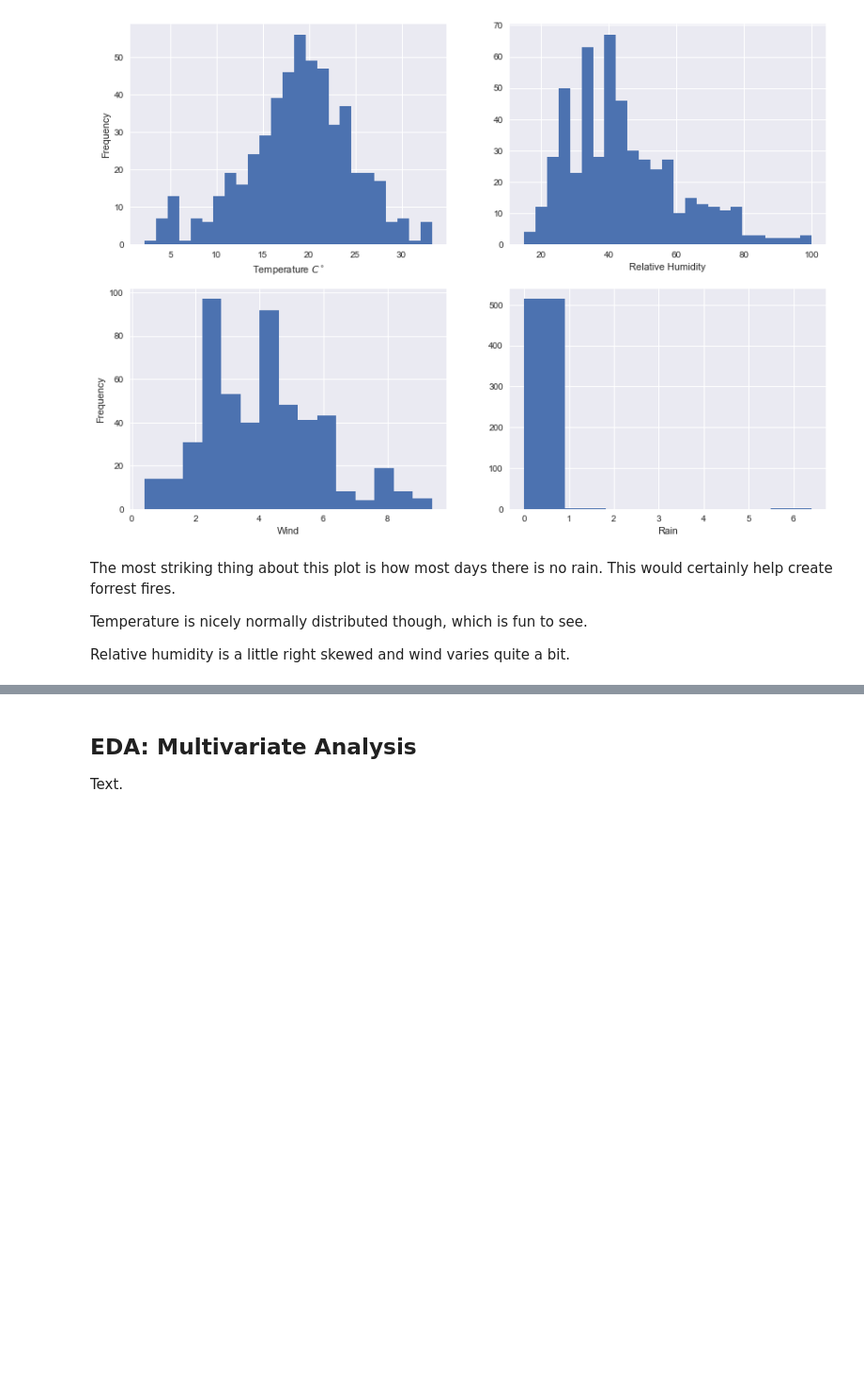
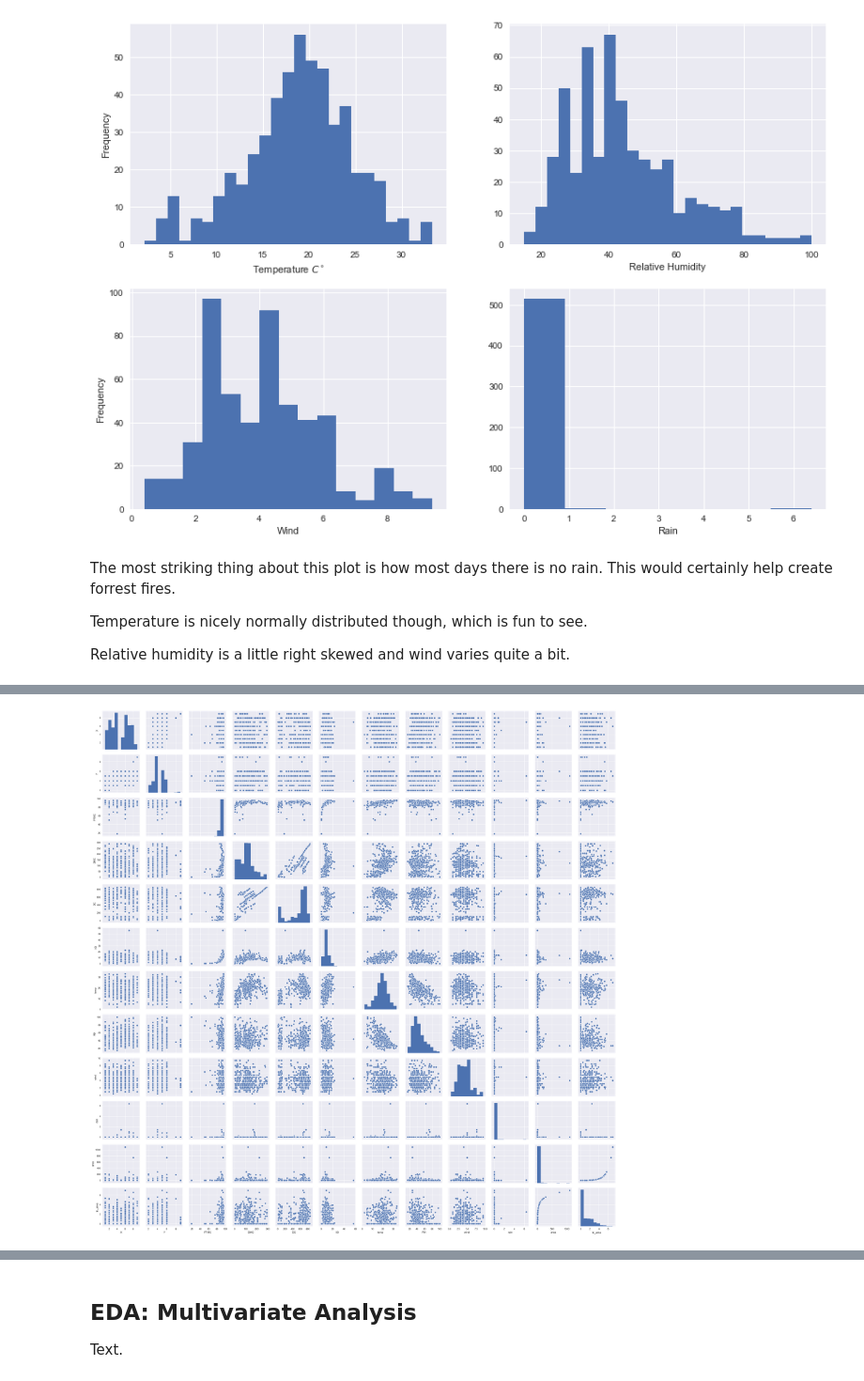
Before and after one commit to SThornewillvE/Udacity-DataScience-Nanodegree, a Jupyter notebook: 04_data-science_blog_post/python/fires.ipynb, the cells around one changed output, grey strips where cells are left out. Shown at 94% size. Drawn from its saved outputs; the diff is of its cells as text; code cells hidden in the pictures; blank space fills up the shorter version.

```diff
--- a/04_data-science_blog_post/python/fires.ipynb
+++ b/04_data-science_blog_post/python/fires.ipynb
@@ -239,0 +246,7 @@ Text.
+# %%
+# Create correlation matrix
+df_corr = df.copy()
+df_corr["ln_area"] = df_corr["area"].apply(lambda x: np.log(x + 1))
+
+corr = df_corr.corr()
+corr.style.background_gradient(cmap='viridis')
@@ -239,0 +273,5 @@ Text.
+# %%
+pairplot(df_corr)
+plt.savefig("./plots/scattermatrix.png")
+# %% [output]
+[figure, added]
```
Also changed, not shown: parts of 36 cells of this notebook.
